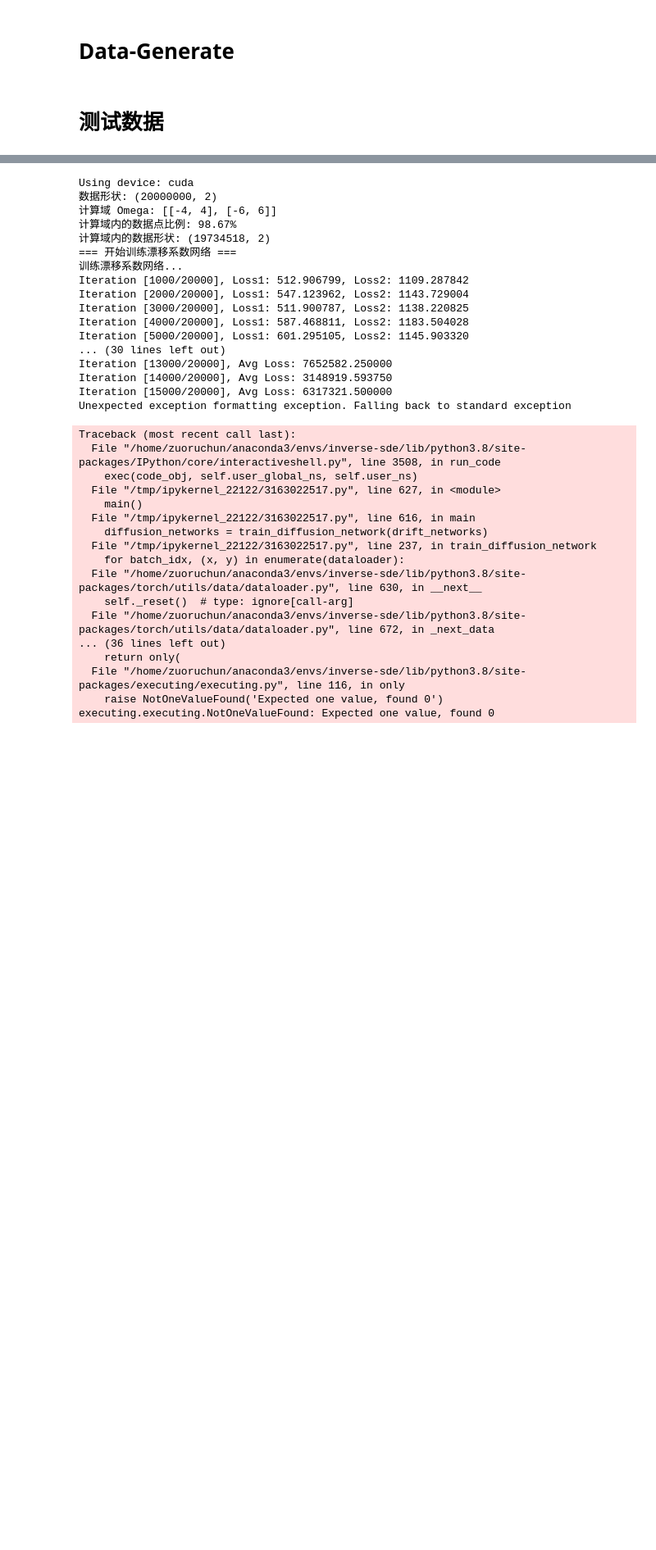
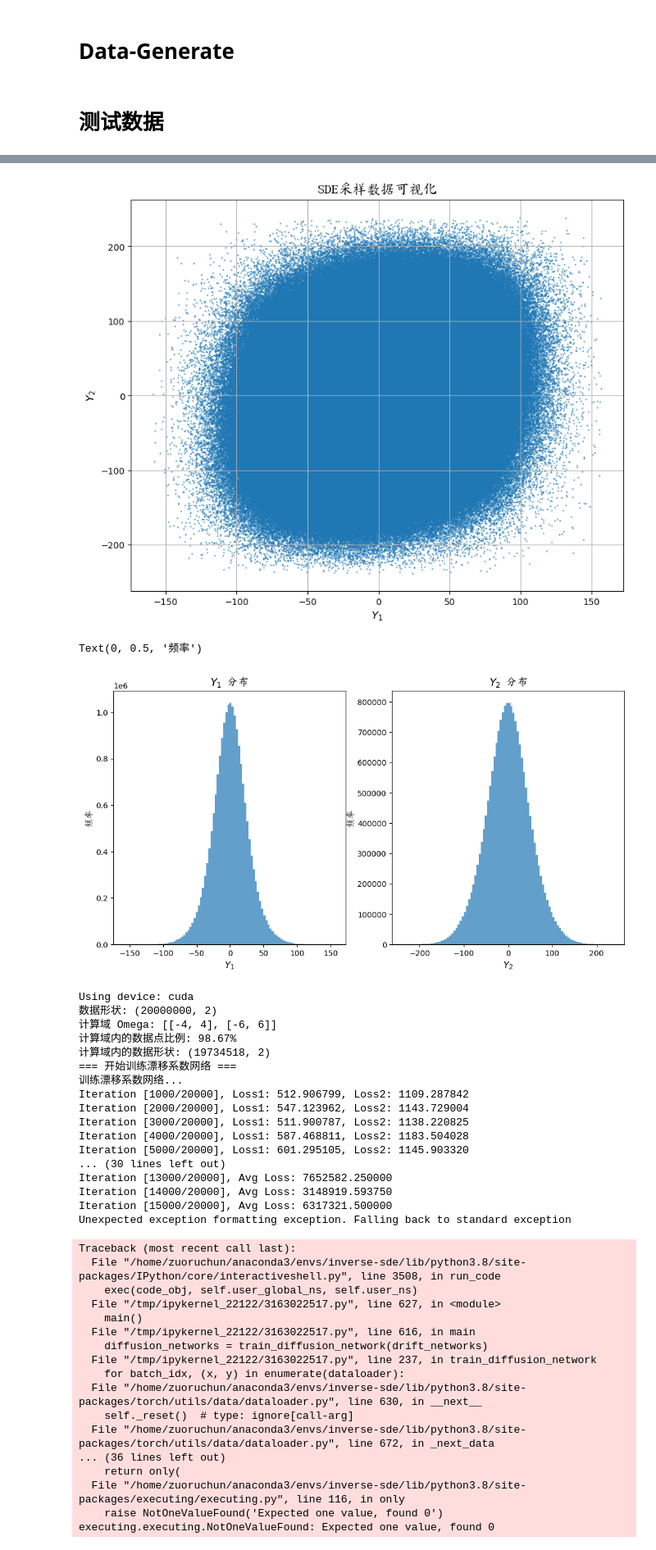
Before and after one commit to zuoruchun/inverse-sde, a Jupyter notebook: test.ipynb, the cells around one changed output, grey strips where cells are left out. Shown: that part at 82% size. Drawn from its saved outputs; the diff is of its cells as text; code cells hidden in the pictures; blank space fills up the shorter version.

```diff
--- a/test.ipynb
+++ b/test.ipynb
@@ -225,3 +237,31 @@ plt.show()
+# %%
+# 可视化采样点
+plt.figure(figsize=(10, 8))
+plt.scatter(y_data[:, 0], y_data[:, 1], s=1, alpha=0.5)
+plt.xlabel('$Y_1$', fontproperties=ukai_font, fontsize=12)
+plt.ylabel('$Y_2$', fontproperties=ukai_font, fontsize=12)
+plt.title('SDE采样数据可视化', fontproperties=ukai_font, fontsize=16)
+plt.grid(True)
+plt.show()
+
+# 绘制数据分布直方图
+plt.figure(figsize=(12, 6))
+
+plt.subplot(1, 2, 1)
+plt.hist(y_data[:, 0], bins=100, alpha=0.7)
+plt.title('$Y_1$ 分布', fontproperties=ukai_font, fontsize=14)
+plt.xlabel('$Y_1$', fontproperties=ukai_font, fontsize=12)
+plt.ylabel('频率', fontproperties=ukai_font, fontsize=12)
+
+plt.subplot(1, 2, 2)
+plt.hist(y_data[:, 1], bins=100, alpha=0.7)
+plt.title('$Y_2$ 分布', fontproperties=ukai_font, fontsize=14)
+plt.xlabel('$Y_2$', fontproperties=ukai_font, fontsize=12)
+plt.ylabel('频率', fontproperties=ukai_font, fontsize=12)
+# %% [output]
+[figure, added]
+Text(0, 0.5, '频率')
+[figure, added]
 # %%
 import numpy as np
 import torch
```
Also changed, not shown: parts of 2 cells of this notebook, 6 other files.
